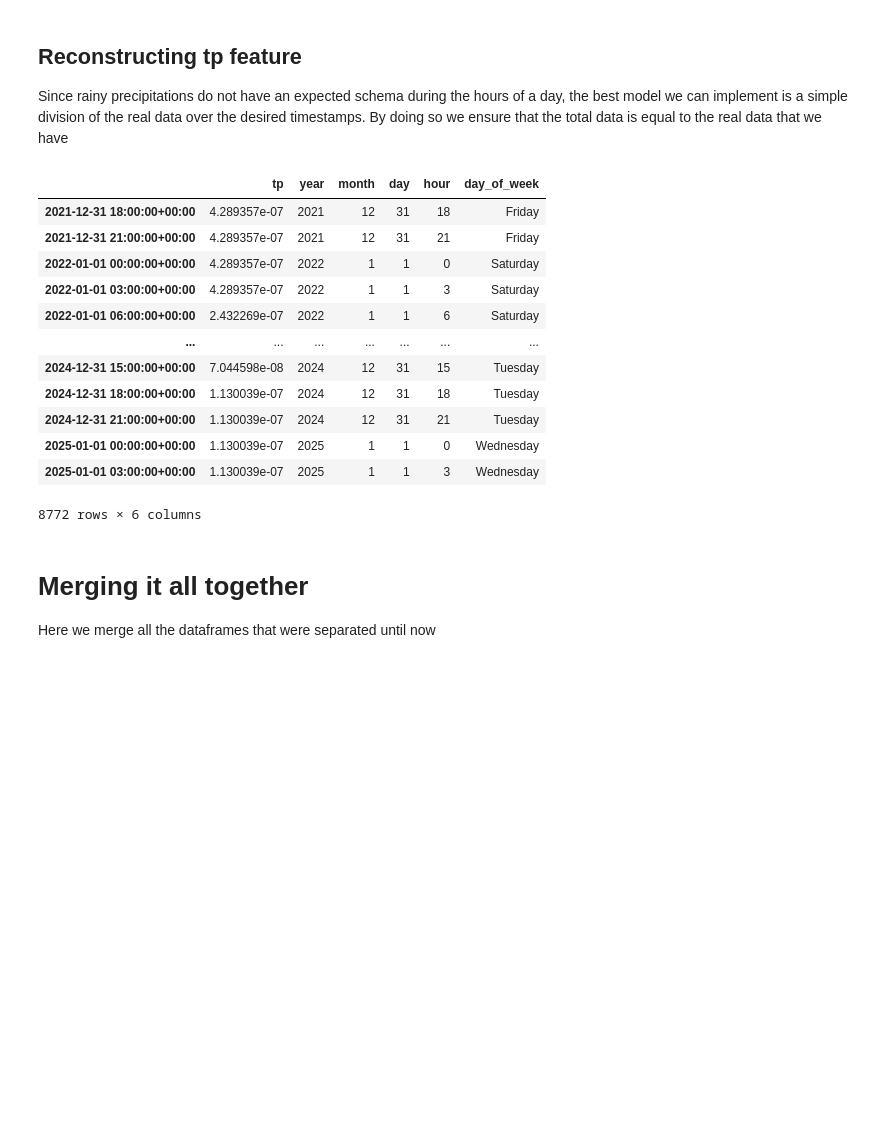
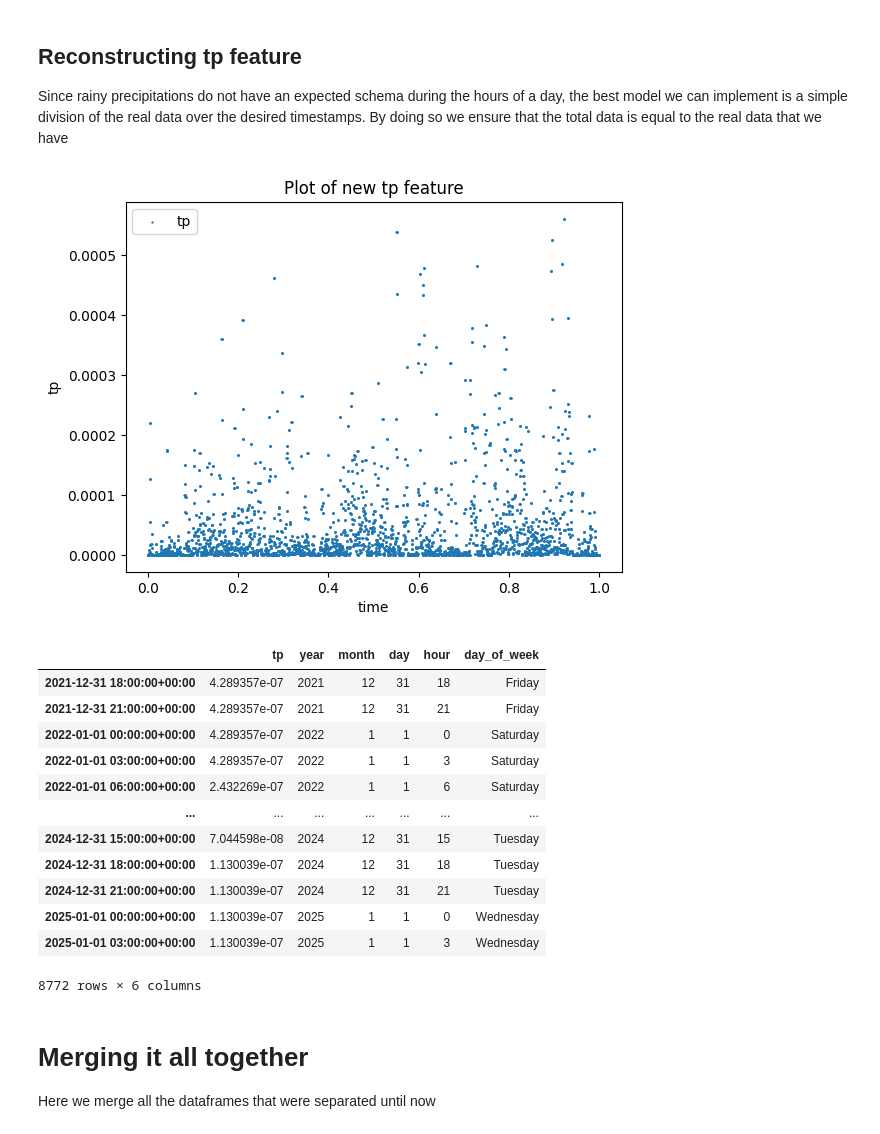
Before and after one commit to jonathancavallin/LCP_B_Project_REDIS, a Jupyter notebook: VAE_input_maker.ipynb, the cells around one changed output. Drawn from its saved outputs; the diff is of its cells as text; code cells hidden in the pictures; blank space fills up the shorter version.

```diff
--- a/VAE_input_maker.ipynb
+++ b/VAE_input_maker.ipynb
@@ -286,33 +378,45 @@ Since rainy precipitations do not have an expected schema during the hours of a
 # %%
 # ensure the df is sorted by datetime
 sel_tp.index = pd.to_datetime(sel_tp.index)
 sel_tp = sel_tp.sort_index()
 
 # create a new list to hold expanded rows
 expanded_rows = []
 
 # iterate over each row in the DataFrame
 for timestamp, row in sel_tp.iterrows():
     for i in range(4):
         new_time = timestamp + pd.Timedelta(hours=3 * i)
         new_row = row['tp'] / 4  # divide all values in the row by 4
         expanded_rows.append((new_time, new_row))
 
 # convert to a new DataFrame
 new_tp = pd.DataFrame(
     [r[1] for r in expanded_rows],
     index=[r[0] for r in expanded_rows]
 )
 
 new_tp.rename(columns={0: 'tp'}, inplace=True)
 new_tp['year'] = pd.to_datetime(new_tp.index).year
 new_tp['month'] = pd.to_datetime(new_tp.index).month
 new_tp['day'] = pd.to_datetime(new_tp.index).day
 new_tp['hour'] = pd.to_datetime(new_tp.index).hour
 new_tp['day_of_week'] = pd.to_datetime(new_tp.index).day_name()
 
+# plot the data to check if there is a reasonable trend (no clear outliers)
+time = np.linspace(0, 1, len(new_tp['tp']))
+
+plt.scatter(time, new_tp['tp'], s = 0.5, label ='tp')
+#plt.scatter(time, sel_solar['solar_1d'], label ='1 derivative', s = 0.5)
+plt.xlabel('time')
+plt.ylabel('tp')
+plt.title('Plot of new tp feature')
+plt.legend()
+plt.show()
+
 new_tp
 # %% [output]
+[figure, added]
 |  | tp | year | month | day | hour | day_of_week |
 | 2021-12-31 18:00:00+00:00 | 4.289357e-07 | 2021 | 12 | 31 | 18 | Friday |
 | 2021-12-31 21:00:00+00:00 | 4.289357e-07 | 2021 | 12 | 31 | 21 | Friday |
```
Also changed, not shown: parts of 7 cells of this notebook.
